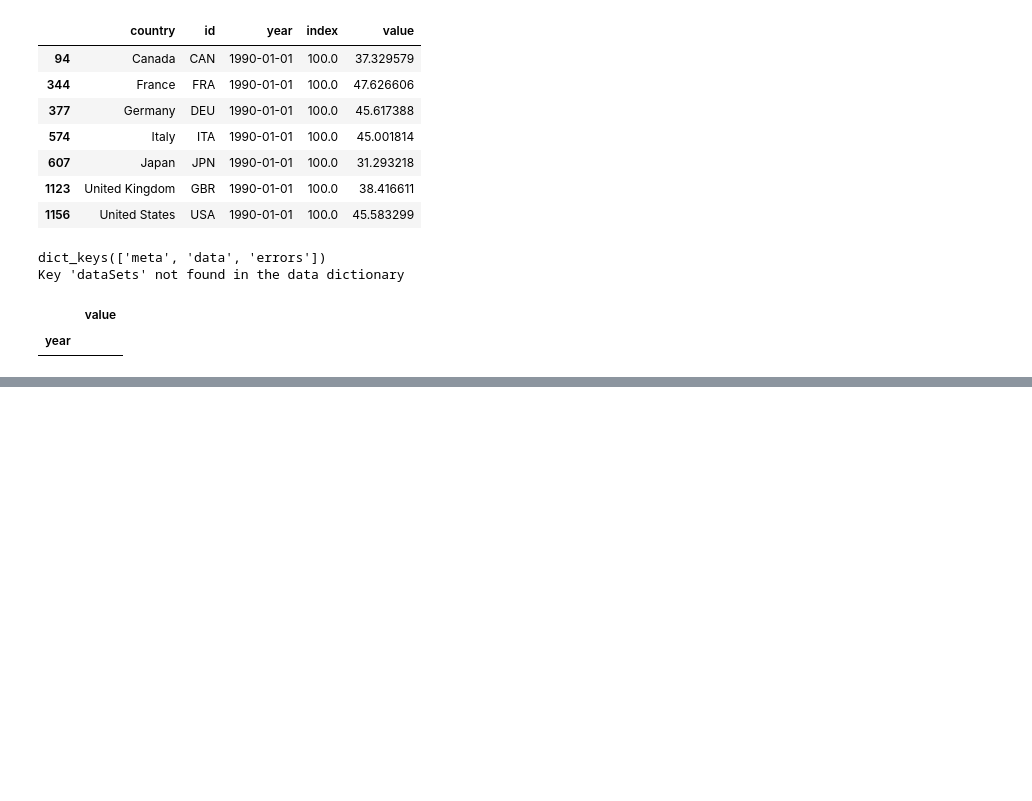
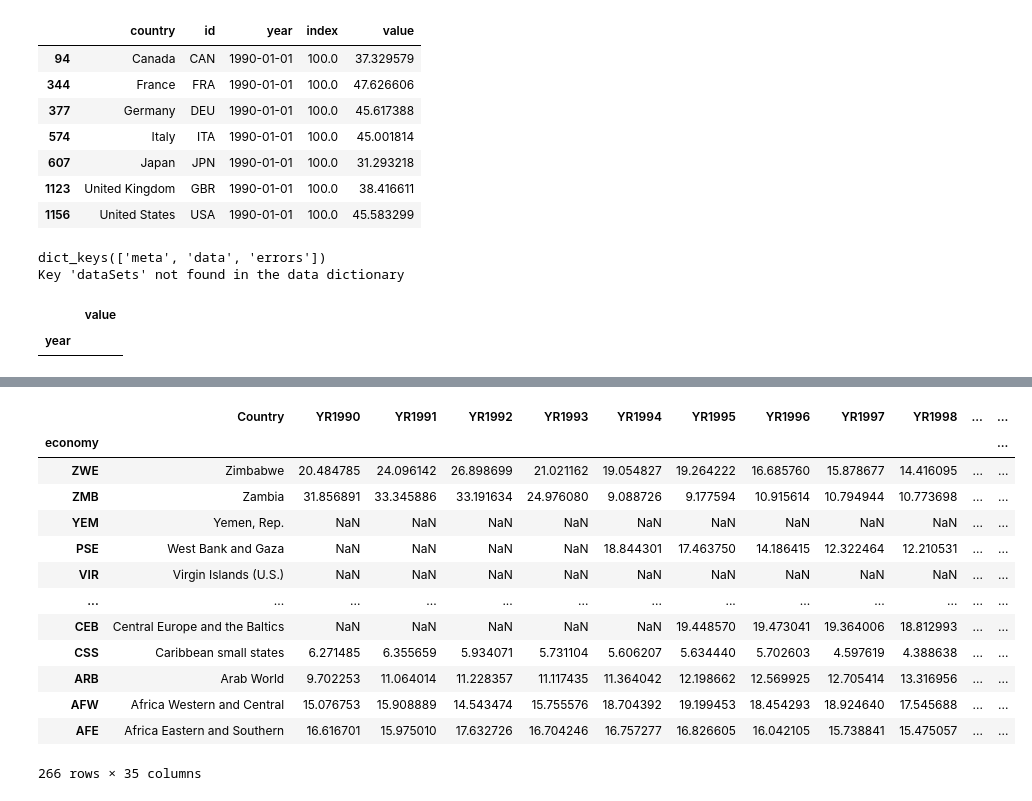
Before and after one commit to gmelmed/gmelmed.github.io, a Jupyter notebook: cc3_data.ipynb, the cells around one changed output, grey strips where cells are left out. Drawn from its saved outputs; the diff is of its cells as text; code cells hidden in the pictures; blank space fills up the shorter version.

```diff
--- a/cc3_data.ipynb
+++ b/cc3_data.ipynb
@@ -230,0 +238,19 @@ Key 'dataSets' not found in the data dictionary
+# %%
+manufacturing_gdp = wb.data.DataFrame('NV.IND.MANF.ZS', time=range(1990, 2024), labels=True)
+
+manufacturing_gdp
+# %% [output]
+|  | Country | YR1990 | YR1991 | YR1992 | YR1993 | YR1994 | YR1995 | YR1996 | YR1997 | YR1998 | ... | ... |
+| economy |  |  |  |  |  |  |  |  |  |  |  | ... |
+| ZWE | Zimbabwe | 20.484785 | 24.096142 | 26.898699 | 21.021162 | 19.054827 | 19.264222 | 16.685760 | 15.878677 | 14.416095 | ... | ... |
+| ZMB | Zambia | 31.856891 | 33.345886 | 33.191634 | 24.976080 | 9.088726 | 9.177594 | 10.915614 | 10.794944 | 10.773698 | ... | ... |
+| YEM | Yemen, Rep. | NaN | NaN | NaN | NaN | NaN | NaN | NaN | NaN | NaN | ... | ... |
+| PSE | West Bank and Gaza | NaN | NaN | NaN | NaN | 18.844301 | 17.463750 | 14.186415 | 12.322464 | 12.210531 | ... | ... |
+| VIR | Virgin Islands (U.S.) | NaN | NaN | NaN | NaN | NaN | NaN | NaN | NaN | NaN | ... | ... |
+| ... | ... | ... | ... | ... | ... | ... | ... | ... | ... | ... | ... | ... |
+| CEB | Central Europe and the Baltics | NaN | NaN | NaN | NaN | NaN | 19.448570 | 19.473041 | 19.364006 | 18.812993 | ... | ... |
+| CSS | Caribbean small states | 6.271485 | 6.355659 | 5.934071 | 5.731104 | 5.606207 | 5.634440 | 5.702603 | 4.597619 | 4.388638 | ... | ... |
+| ARB | Arab World | 9.702253 | 11.064014 | 11.228357 | 11.117435 | 11.364042 | 12.198662 | 12.569925 | 12.705414 | 13.316956 | ... | ... |
+| AFW | Africa Western and Central | 15.076753 | 15.908889 | 14.543474 | 15.755576 | 18.704392 | 19.199453 | 18.454293 | 18.924640 | 17.545688 | ... | ... |
+| AFE | Africa Eastern and Southern | 16.616701 | 15.975010 | 17.632726 | 16.704246 | 16.757277 | 16.826605 | 16.042105 | 15.738841 | 15.475057 | ... | ... |
+266 rows × 35 columns
```
Also changed, not shown: parts of 8 cells of this notebook, 2 other files.
